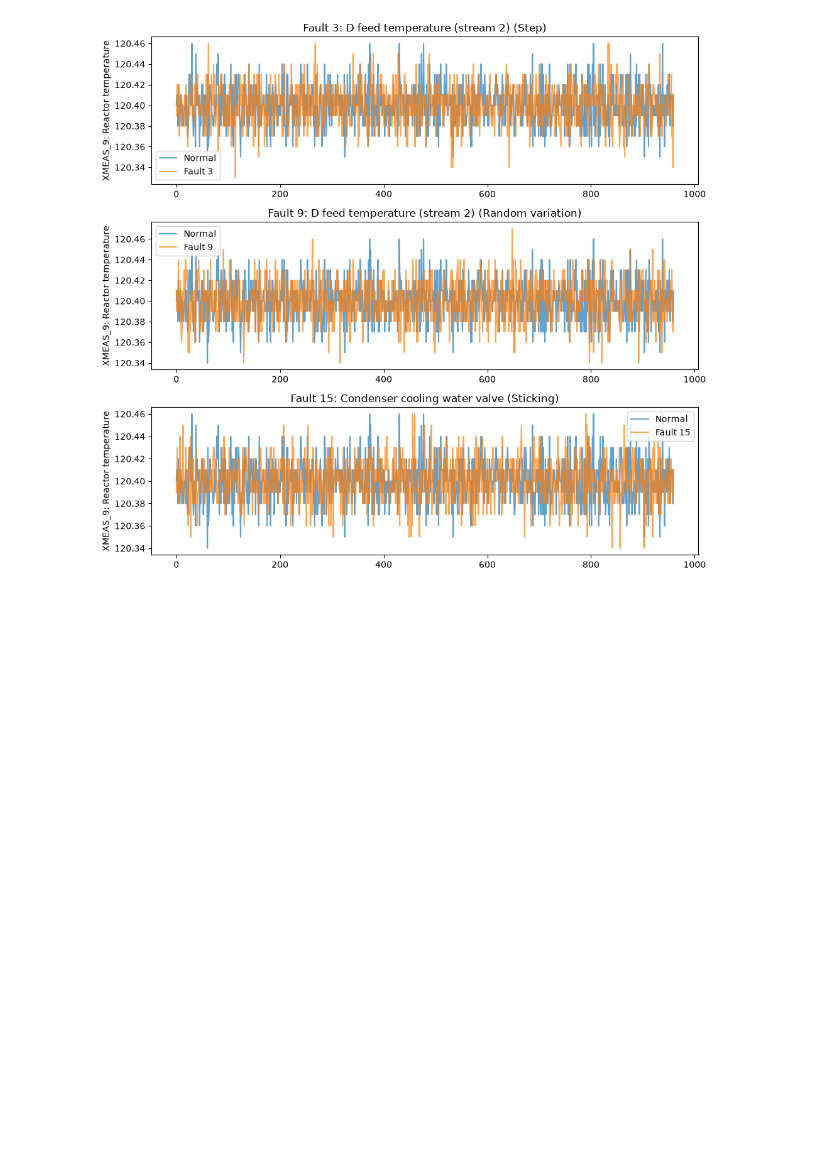
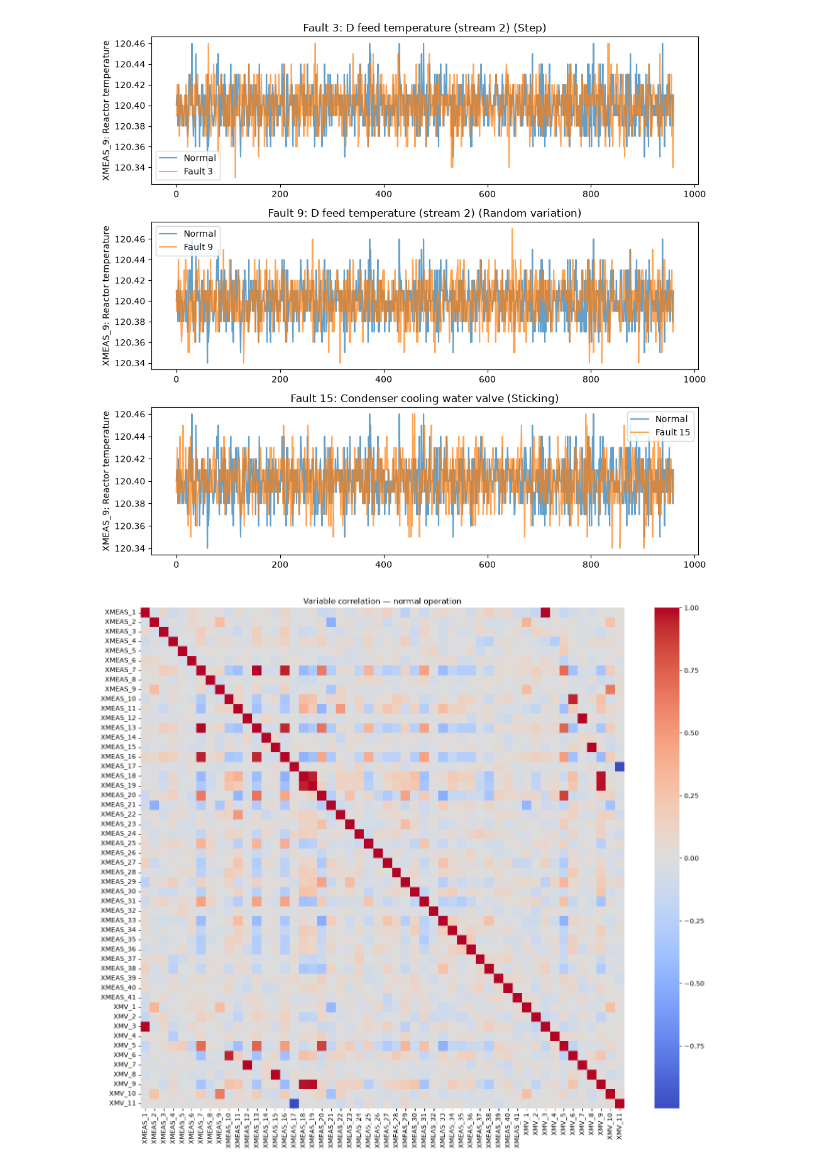
Before and after one commit to BoniYu/tep-fault-detection, a Jupyter notebook: notebooks/eda.ipynb, the cells around one changed output. Drawn from its saved outputs; the diff is of its cells as text; code cells hidden in the pictures; blank space fills up the shorter version.

```diff
--- a/notebooks/eda.ipynb
+++ b/notebooks/eda.ipynb
@@ -171,3 +171,18 @@ plt.tight_layout()
 plt.show()
 # %% [output]
 [figure]
+# %%
+import seaborn as sns
+
+normal_train = train[train["faultNumber"] == 0]
+measurement_cols = [c for c in train.columns if c.startswith("XMEAS") or c.startswith("XMV")]
+
+corr = normal_train[measurement_cols].corr()
+
+plt.figure(figsize=(14, 12))
+sns.heatmap(corr, cmap="coolwarm", center=0)
+plt.title("Variable correlation — normal operation")
+plt.tight_layout()
+plt.show()
+# %% [output]
+[figure, added]
```
Also changed, not shown: parts of 1 cell of this notebook, 1 other file.
